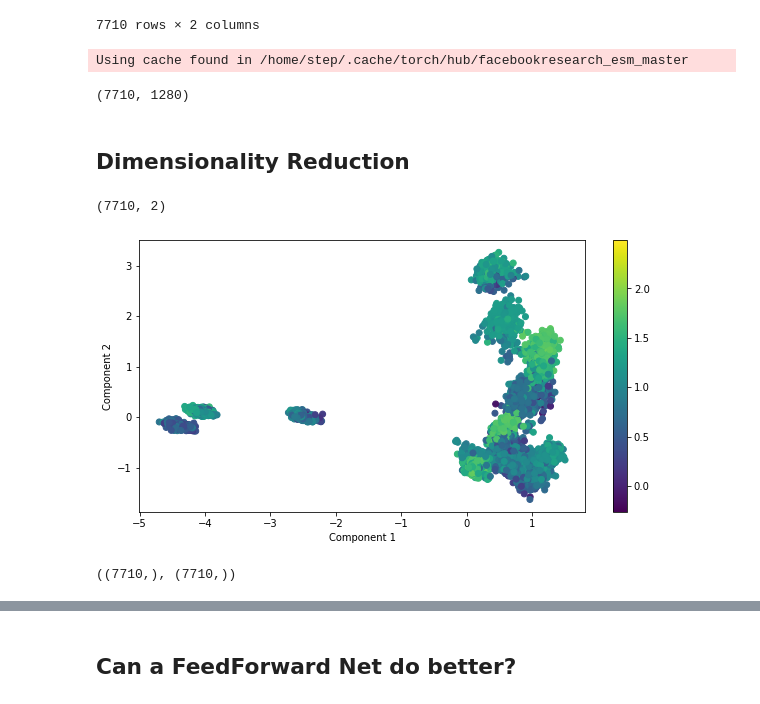
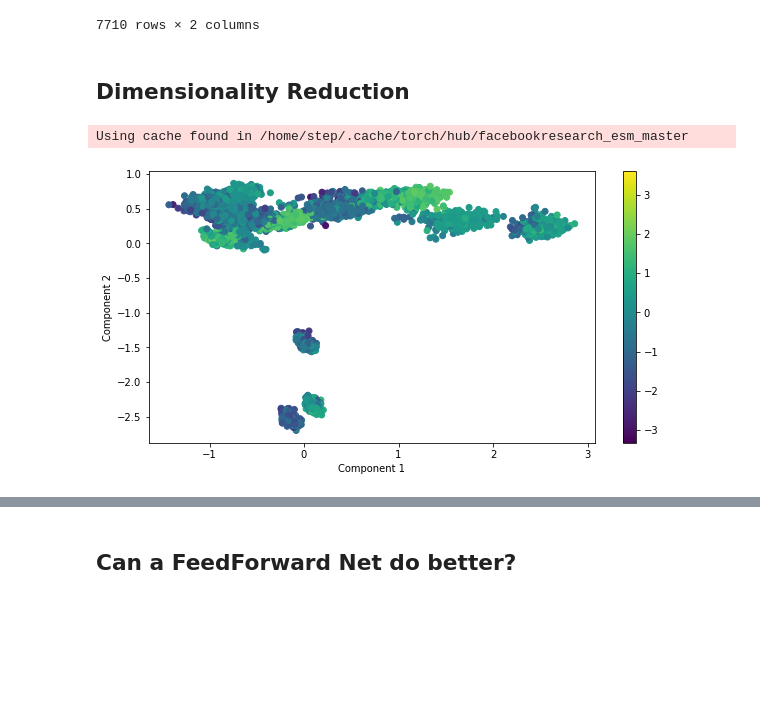
Before and after one commit to stepp1/protera-stability, a Jupyter notebook: parallel-synthesis/modelling.ipynb, the cells around one changed output, grey strips where cells are left out. Cells and saved outputs as stored; diff of their text form; code cells hidden in the pictures; blank space fills up the shorter version.

```diff
--- a/parallel-synthesis/modelling.ipynb
+++ b/parallel-synthesis/modelling.ipynb
@@ -258,6 +258,8 @@ class EmbeddingProtein1D:
 # %% [markdown]
 ### Utility Functions
 # %%
+from cuml.preprocessing import StandardScaler
+
 def open_func(base_path, prefix):
     sets = {}
 
@@ -274,11 +276,43 @@ def open_func(base_path, prefix):
         cols = df.columns
         df = df[cols[::-1]]
         df.columns = ['labels', 'sequence']
-        [df.labels]
 
         sets[kind] = df
 
     return sets
+
+
+def load_dataset(kind = 'train', reduce = False, scale = True, to_torch = False):
+    args_dict = {
+        'model_name': 'esm1b_t33_650M_UR50S',
+        'open_func': open_func,
+        'data_path': data_path,
+        'gpu': False
+    }
+
+    emb_stabilty = EmbeddingProtein1D(**args_dict)
+
+    dset = emb_stabilty.generate_datasets('stability', kind = kind, load_embeddings = True)
+
+    X, y = dset['embeddings'][:].astype('float32'), dset['labels'][:].reshape(-1,1).astype('float32')
+
+    if reduce:
+        X = dim_reduction(X, y, plot_viz = False)
+
+    if scale:
+        scaler = StandardScaler()
+        scaler.fit(X)
+        X = scaler.transform(X)
+
+        scaler = StandardScaler()
+        scaler.fit(y)
+        y = scaler.transform(y)
+
+    if to_torch:
+        X = torch.from_numpy(X)
+        y = torch.from_numpy(y)
+
+    return X, y
 # %%
 data_path = Path('data')
 open_func(data_path, 'stability')['train']
@@ -297,15 +331,14 @@ open_func(data_path, 'stability')['train']
 | 7709 | 1.69 | GSSTTWYRFTDEEEARRAAKEWARRGYQVHVTQ... |
 7710 rows × 2 columns
 # %%
-args = AttrDict
+# args_dict = {
+#     'model_name': 'esm1b_t33_650M_UR50S',
+#     'open_func': open_func,
+#     'data_path': data_path,
+#     'gpu': True
+# }
 
-args_dict = {
-    'model_name': 'esm1b_t33_650M_UR50S',
-    'open_func': open_func,
-    'data_path': data_path,
-    'gpu': True
-}
+# emb_stabilty = EmbeddingProtein1D(**args_dict)
 
-emb_stabilty = EmbeddingProtein1D(**args_dict)
+# _ = emb_stabilty.generate_embeddings('stability', kind='test', save=True, bs=256)
+# embeddings = emb_stabilty.generate_embeddings('stability', save=True, bs=256)
-# %% [output]
-Using cache found in /home/step/.cache/torch/hub/facebookresearch_esm_master
@@ -318,47 +345,37 @@ h5_dset = emb_stabilty.generate_datasets('stability', load_embeddings=True)
-# %%
-h5_dset['embeddings'].shape
-# %% [output]
-(7710, 1280)
 # %% [markdown]
 ## Dimensionality Reduction
 # %%
 import matplotlib.pyplot as plt
 import cuml
 
 def dim_reduction(X, y, strategy = 'PCA', n_components = 2, prefix = None, plot_viz = True, save_viz = False):
     valid_strats = ("PCA", "UMAP", "TSNE")
     if strategy not in valid_strats:
         raise ValueError(f"{strategy} is not a valid dimensionality reduction strategy")
 
     if strategy == valid_strats[0]:
         reducer = cuml.PCA(n_components = n_components)
     elif strategy == valid_strats[1]:
         reducer = cuml.UMAP(n_components = 2)
     elif strategy == valid_strats[2]:
         reducer = cuml.PCA(n_components = 2)
 
     X_hat = reducer.fit_transform(X,y)
-    print(X_hat.shape)
+
     if plot_viz:
         f, ax = plt.subplots(figsize=(10,5))
         scatter = ax.scatter(X_hat[:, 0], X_hat[:, 1], c=y)
         ax.set_xlabel('Component 1')
         ax.set_ylabel('Component 2')
 
         cb = plt.colorbar(scatter, spacing='proportional')
         cb.set_label(prefix)
         plt.show()
 
     return X_hat
 
-
-X_train = h5_dset['embeddings'][:]
-y_train = h5_dset['labels'][:].reshape(-1,1)
-X_train_reduced = dim_reduction(X_train, y_train, plot_viz=True)
+X_train, y_train = load_dataset(kind = 'train', reduce = True, to_torch = False)
+_ = dim_reduction(X_train, y_train, plot_viz=True)
 # %% [output]
-(7710, 2)
+Using cache found in /home/step/.cache/torch/hub/facebookresearch_esm_master
-[figure, old version]
+[figure, new version]
-# %%
-h5_dset['sequences'][:].shape, h5_dset['labels'][:].shape
-# %% [output]
-((7710,), (7710,))
```
Also changed, not shown: parts of 10 cells of this notebook, 1 other file.
